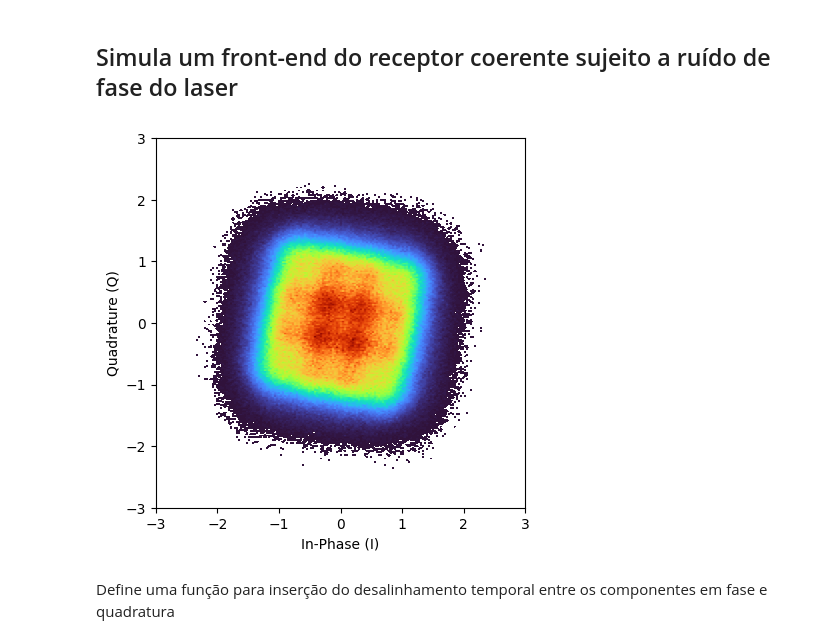
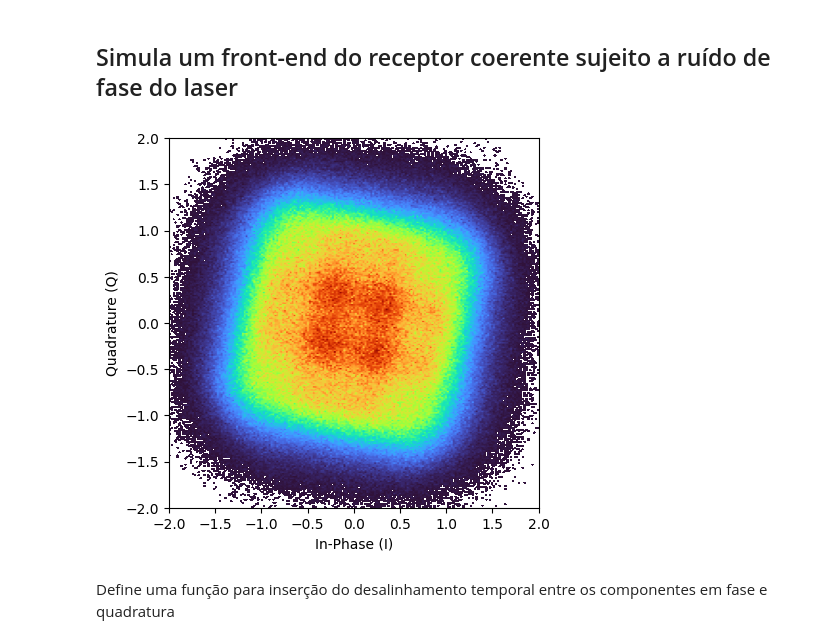
Before and after one commit to silasabs/CoherentOptics, a Jupyter notebook: Jupyter/Coherent Receiver Front-End.ipynb, the cells around one changed output. Saved outputs shown, nothing was run; the diff lists cells and outputs as text; code cells hidden in the pictures.

```diff
--- a/Jupyter/Coherent Receiver Front-End.ipynb
+++ b/Jupyter/Coherent Receiver Front-End.ipynb
@@ -200,27 +200,27 @@ Potência média do sinal óptico modulado [dBm]: 0.984 dBm
 # %%
 # canal óptico linear
 sigRxo = linearFiberChannel(sigTxo, paramFiber)
 
 # parâmetros do receptor
 B = 10e9            # banda do receptor em Hz
 Plo_dBm  = 10       # potência do oscilador local
 Δf_lo    = 0        # desvio de frequência do oscilador local
 ϕ_lo     = 0        # fase do oscilador local
 lw       = 100      # laser linewidth Hz
 
 Plo = 10**(Plo_dBm/10)*1e-3 # potência do oscilador local na entrada do receptor
 
 # oscilador local
 t = np.arange(0, sigRxo.size)*Ta
 ϕ_pn_lo  = phaseNoise(lw, sigRxo.size, Ta)
 
 sigLO = np.sqrt(Plo)*np.exp(1j*(2*np.pi*Δf_lo*t + ϕ_lo + ϕ_pn_lo))
 
 # sinal na saída do front-end do receptor coerente
 sigRx_ = coherentReceiver(sigRxo, sigLO)
-pconst(sigRx_, R=3);
+pconst(sigRx_, R=2);
 # %% [output]
-[figure, old version]
+[figure, new version]
 # %% [markdown]
 Define uma função para inserção do desalinhamento temporal entre os componentes em fase e quadratura
 # %%
```
Also changed, not shown: parts of 3 cells of this notebook, 1 other file.
